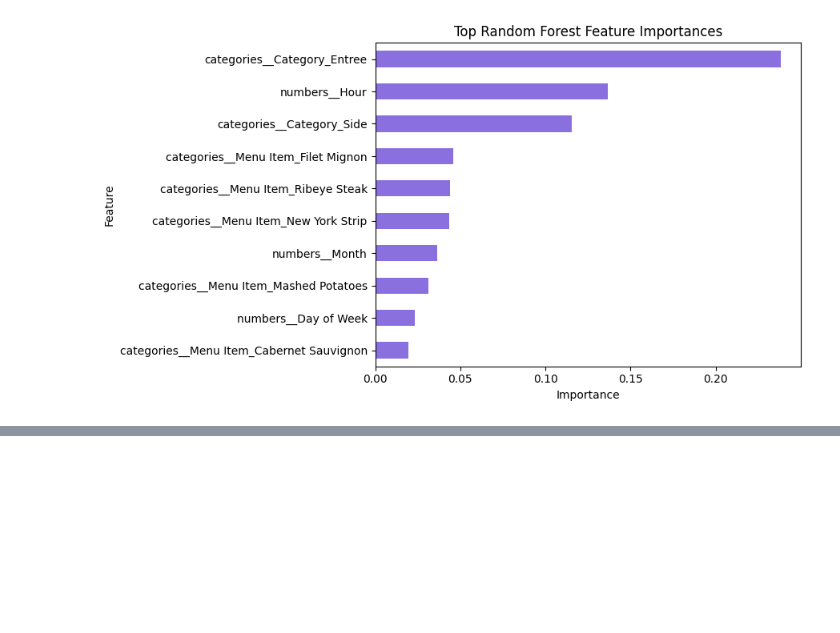
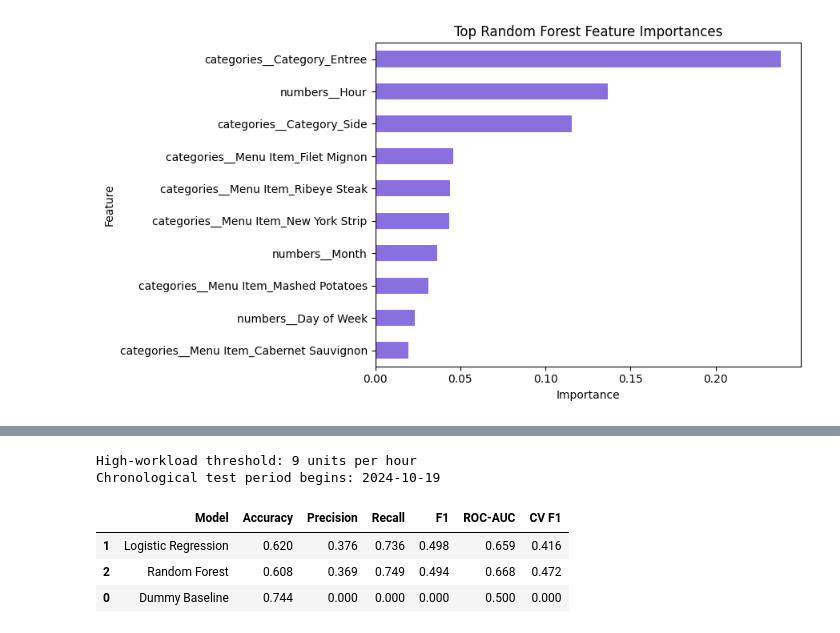
Before and after one commit to antoguarr/RestaurantAnalytics, a Jupyter notebook: notebooks/eda.ipynb, the cells around one changed output, grey strips where cells are left out. Saved outputs shown, nothing was run; the diff lists cells and outputs as text; code cells hidden in the pictures; blank space fills up the shorter version.

```diff
--- a/notebooks/eda.ipynb
+++ b/notebooks/eda.ipynb
@@ -415,0 +421,16 @@ plt.show()
+# %%
+staffing_evaluation = evaluate_staffing_models(df)
+staffing_results = staffing_evaluation["summary"][[
+    "Model", "Accuracy", "Precision", "Recall", "F1", "ROC_AUC", "CV_F1_Mean"
+]].rename(columns={"ROC_AUC": "ROC-AUC", "CV_F1_Mean": "CV F1"})
+
+print(f"High-workload threshold: {staffing_evaluation['demand_threshold']:.0f} units per hour")
+print(f"Chronological test period begins: {staffing_evaluation['split_date'].date()}")
+staffing_results.round(3)
+# %% [output]
+High-workload threshold: 9 units per hour
+Chronological test period begins: 2024-10-19
+|  | Model | Accuracy | Precision | Recall | F1 | ROC-AUC | CV F1 |
+| 1 | Logistic Regression | 0.620 | 0.376 | 0.736 | 0.498 | 0.659 | 0.416 |
+| 2 | Random Forest | 0.608 | 0.369 | 0.749 | 0.494 | 0.668 | 0.472 |
+| 0 | Dummy Baseline | 0.744 | 0.000 | 0.000 | 0.000 | 0.500 | 0.000 |
```
Also changed, not shown: parts of 6 cells of this notebook, 8 other files.
